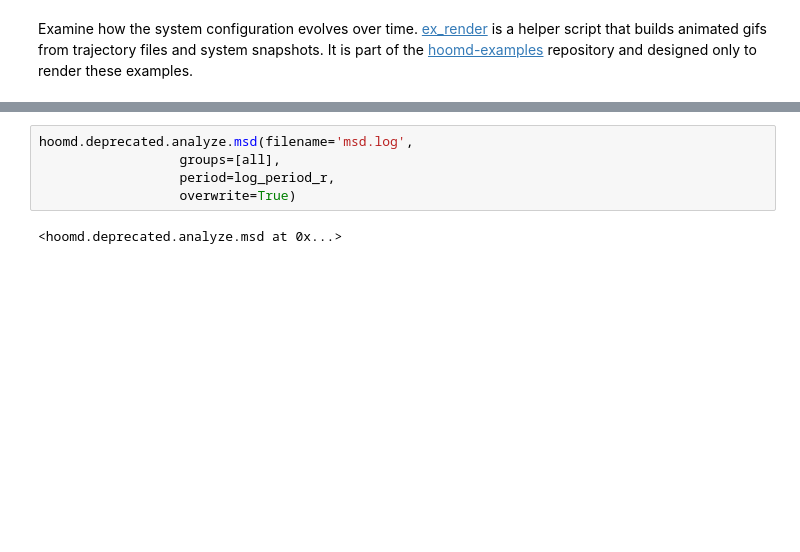
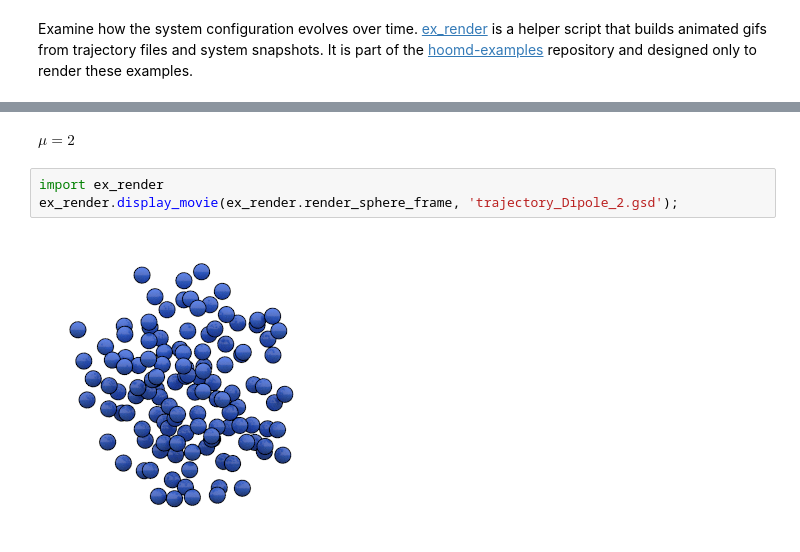
Before and after one commit to yennguyenedalgo/JupyterNotebookProject, a Jupyter notebook: Tutorial - MD - Lennard Jones.ipynb, the cells around one changed output, grey strips where cells are left out. Saved outputs shown, nothing was run; the diff lists cells and outputs as text; blank space fills up the shorter version.

```diff
--- a/Tutorial - MD - Lennard Jones.ipynb
+++ b/Tutorial - MD - Lennard Jones.ipynb
@@ -198,7 +232,7 @@ D_theory: 0.2
-# %%
-hoomd.deprecated.analyze.msd(filename='msd.log',
-                  groups=[all],
-                  period=log_period_r,
-                  overwrite=True)
-# %% [output]
-<hoomd.deprecated.analyze.msd at 0x...>
+# %% [markdown]
+**$\mu=2$**
+# %%
+import ex_render
+ex_render.display_movie(ex_render.render_sphere_frame, 'trajectory_Dipole_2.gsd');
+# %% [output]
+[figure, added]
```
Also changed, not shown: parts of 28 cells of this notebook.
